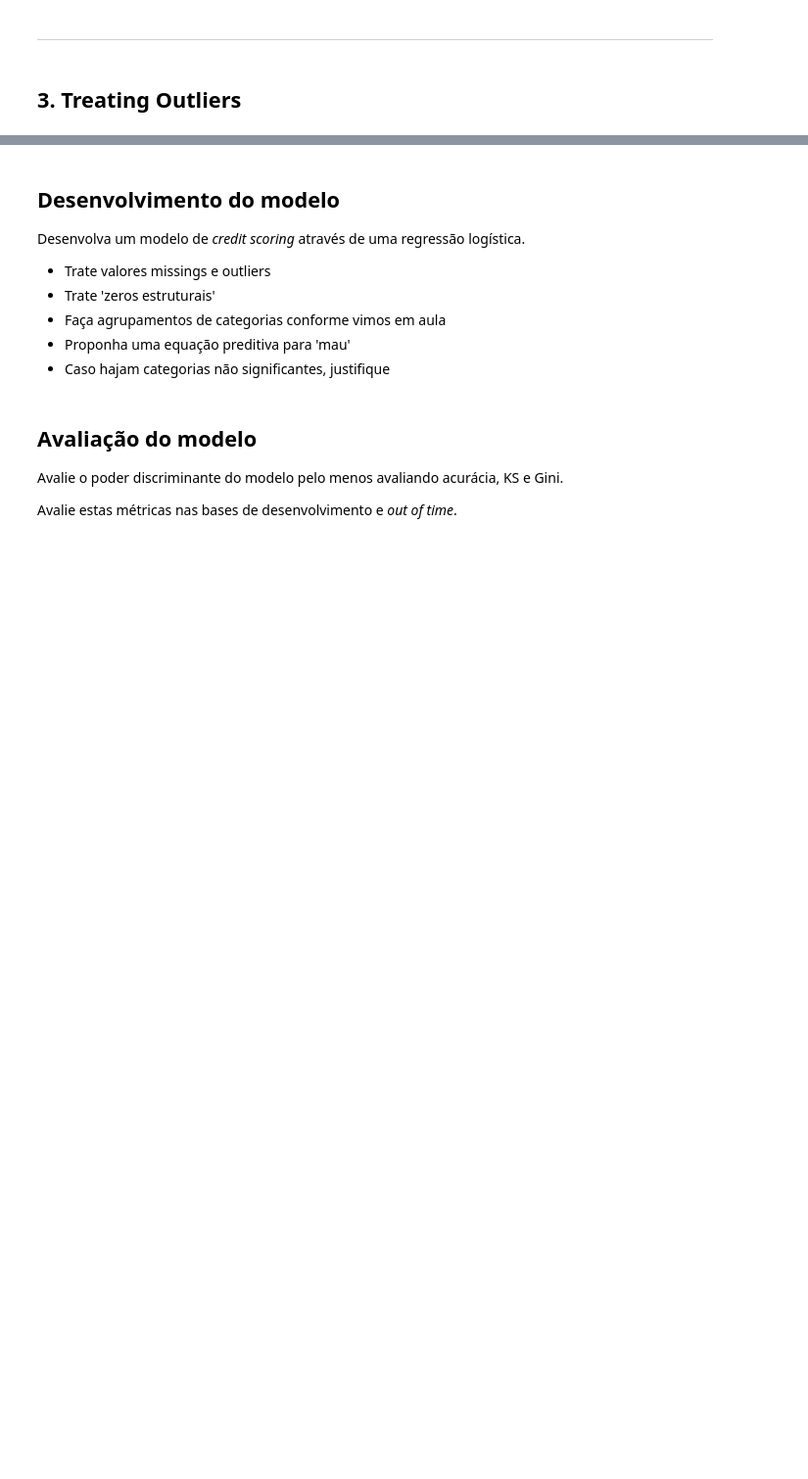
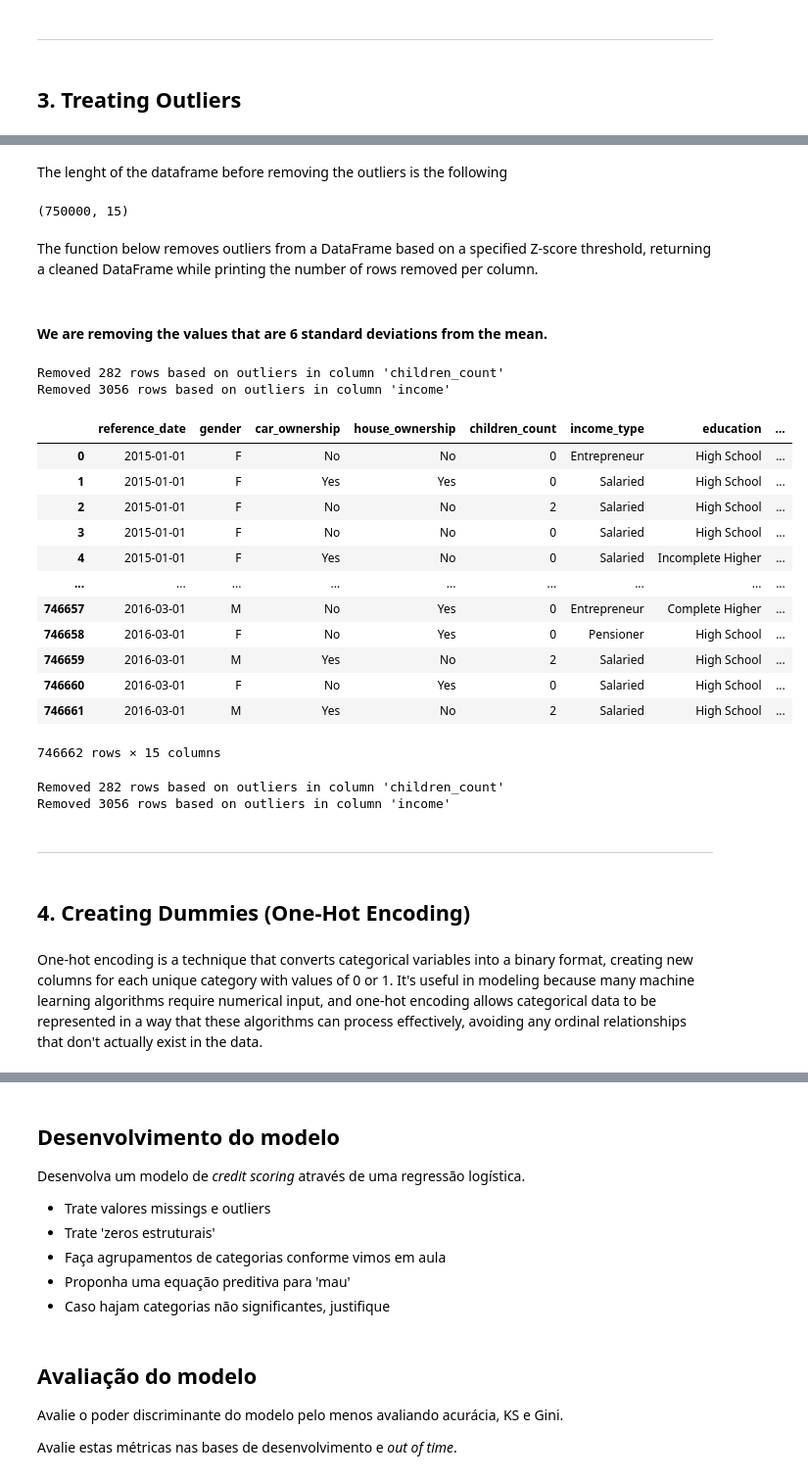
Before and after one commit to PedroHang/Credit-Scoring-Project, a Jupyter notebook: credit_scoring_original.ipynb, the cells around one changed output, grey strips where cells are left out. Shown at 98% size. Cells and saved outputs as stored; diff of their text form; code cells hidden in the pictures; blank space fills up the shorter version.

```diff
--- a/credit_scoring_original.ipynb
+++ b/credit_scoring_original.ipynb
@@ -1060,0 +1091,70 @@ We have successfully treated all structural zeros from our dataset. Although the
+# %% [markdown]
+The lenght of the dataframe before removing the outliers is the following
+# %%
+print(df_struc.shape)
+# %% [output]
+(750000, 15)
+# %% [markdown]
+The function below removes outliers from a DataFrame based on a specified Z-score threshold, returning a cleaned DataFrame while printing the number of rows removed per column.
+# %%
+def remove_outliers_zscore(df, z_thresh=3.0):
+    # Copy the DataFrame to avoid modifying the original one
+    df_cleaned = df.copy()
+
+    # Initialize a dictionary to store the number of removed rows per column
+    removal_counts = {}
+
+    # Calculate Z-scores for each numeric column
+    for column in df_cleaned.select_dtypes(include=[np.number]).columns:
+        z_scores = np.abs(stats.zscore(df_cleaned[column]))
+
+        # Identify rows to remove based on the Z-score threshold
+        outliers = z_scores > z_thresh
+        num_outliers = outliers.sum()
+
+        if num_outliers > 0:
+            # Record the number of rows removed for this column
+            removal_counts[column] = num_outliers
+
+        # Remove the outliers from the DataFrame
+        df_cleaned = df_cleaned[~outliers]
+
+    # Print the number of rows removed per column
+    for column, count in removal_counts.items():
+        print(f"Removed {count} rows based on outliers in column '{column}'")
+
+    # Reset the index of the cleaned DataFrame
+    df_cleaned.reset_index(drop=True, inplace=True)
+
+    return df_cleaned
+# %% [markdown]
+#### We are removing the values that are 6 standard deviations from the mean.
+# %%
+remove_outliers_zscore(df_struc, 6.0)
+# %% [output]
+Removed 282 rows based on outliers in column 'children_count'
+Removed 3056 rows based on outliers in column 'income'
+|  | reference_date | gender | car_ownership | house_ownership | children_count | income_type | education | ... |
+| 0 | 2015-01-01 | F | No | No | 0 | Entrepreneur | High School | ... |
+| 1 | 2015-01-01 | F | Yes | Yes | 0 | Salaried | High School | ... |
+| 2 | 2015-01-01 | F | No | No | 2 | Salaried | High School | ... |
+| 3 | 2015-01-01 | F | No | No | 0 | Salaried | High School | ... |
+| 4 | 2015-01-01 | F | Yes | No | 0 | Salaried | Incomplete Higher | ... |
+| ... | ... | ... | ... | ... | ... | ... | ... | ... |
+| 746657 | 2016-03-01 | M | No | Yes | 0 | Entrepreneur | Complete Higher | ... |
+| 746658 | 2016-03-01 | F | No | Yes | 0 | Pensioner | High School | ... |
+| 746659 | 2016-03-01 | M | Yes | No | 2 | Salaried | High School | ... |
+| 746660 | 2016-03-01 | F | No | Yes | 0 | Salaried | High School | ... |
+| 746661 | 2016-03-01 | M | Yes | No | 2 | Salaried | High School | ... |
+746662 rows × 15 columns
+# %%
+df_outl = remove_outliers_zscore(df_struc, 6.0)
+# %% [output]
+Removed 282 rows based on outliers in column 'children_count'
+Removed 3056 rows based on outliers in column 'income'
+# %% [markdown]
+---
+# %% [markdown]
+## 4. Creating Dummies (One-Hot Encoding)
+# %% [markdown]
+One-hot encoding is a technique that converts categorical variables into a binary format, creating new columns for each unique category with values of 0 or 1. It's useful in modeling because many machine learning algorithms require numerical input, and one-hot encoding allows categorical data to be represented in a way that these algorithms can process effectively, avoiding any ordinal relationships that don't actually exist in the data.
```
Also changed, not shown: parts of 23 cells of this notebook.
